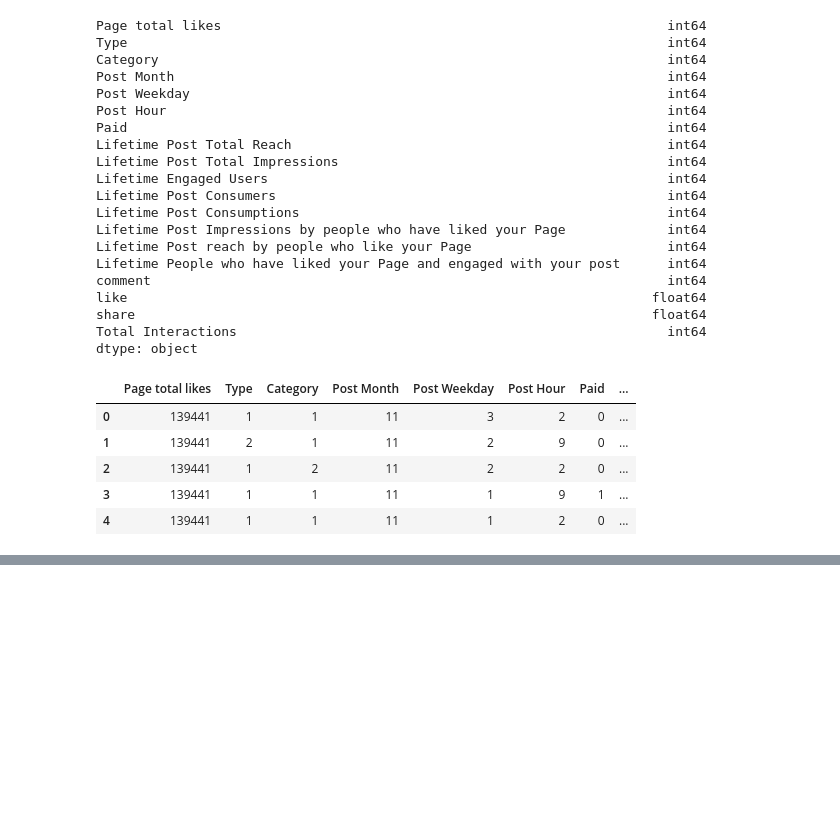
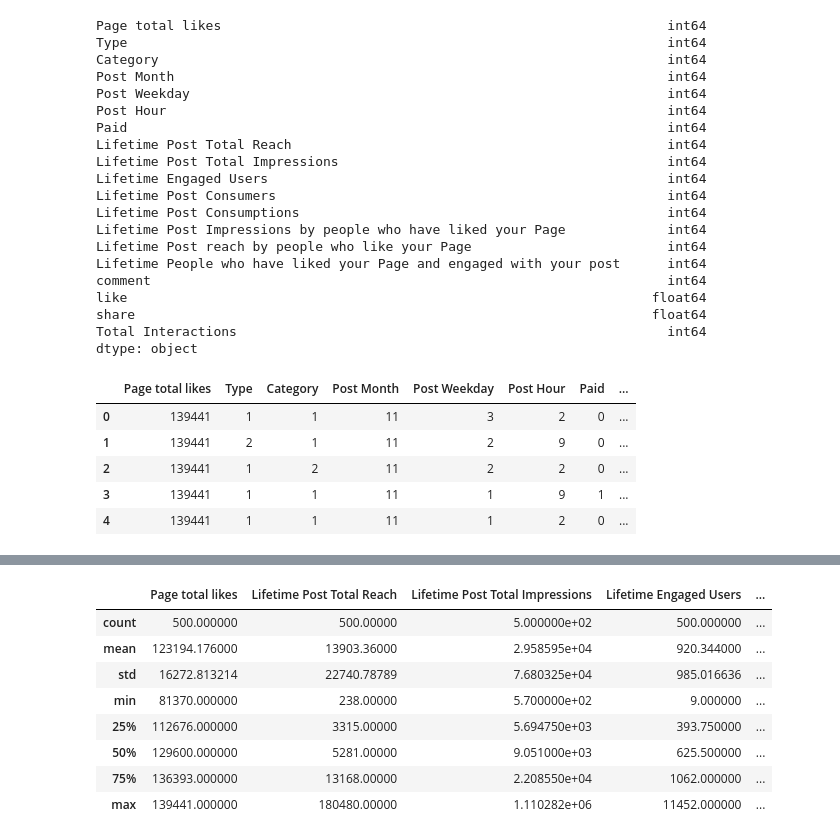
Before and after one commit to tomruarol/facebook_metrics_analysis, a Jupyter notebook: facebook_metrics_analysis.ipynb, the cells around one changed output, grey strips where cells are left out. Saved outputs shown, nothing was run; the diff lists cells and outputs as text; code cells hidden in the pictures; blank space fills up the shorter version.

```diff
--- a/facebook_metrics_analysis.ipynb
+++ b/facebook_metrics_analysis.ipynb
@@ -244,0 +271,12 @@ data.head()
+# %%
+no_categorical_data.describe()
+# %% [output]
+|  | Page total likes | Lifetime Post Total Reach | Lifetime Post Total Impressions | Lifetime Engaged Users | ... |
+| count | 500.000000 | 500.00000 | 5.000000e+02 | 500.000000 | ... |
+| mean | 123194.176000 | 13903.36000 | 2.958595e+04 | 920.344000 | ... |
+| std | 16272.813214 | 22740.78789 | 7.680325e+04 | 985.016636 | ... |
+| min | 81370.000000 | 238.00000 | 5.700000e+02 | 9.000000 | ... |
+| 25% | 112676.000000 | 3315.00000 | 5.694750e+03 | 393.750000 | ... |
+| 50% | 129600.000000 | 5281.00000 | 9.051000e+03 | 625.500000 | ... |
+| 75% | 136393.000000 | 13168.00000 | 2.208550e+04 | 1062.000000 | ... |
+| max | 139441.000000 | 180480.00000 | 1.110282e+06 | 11452.000000 | ... |
```
Also changed, not shown: parts of 12 cells of this notebook.
